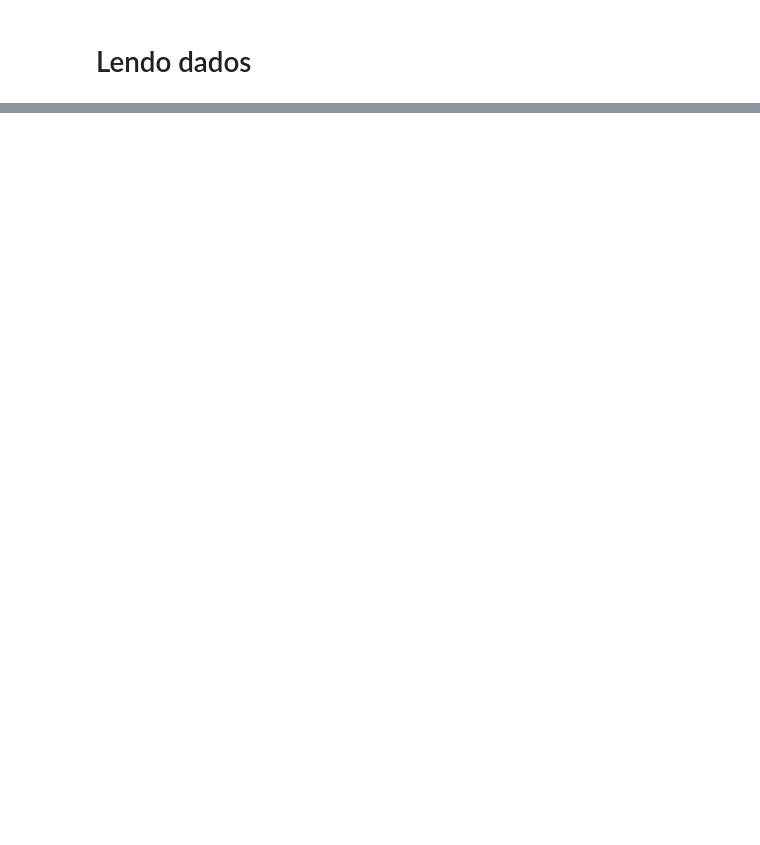
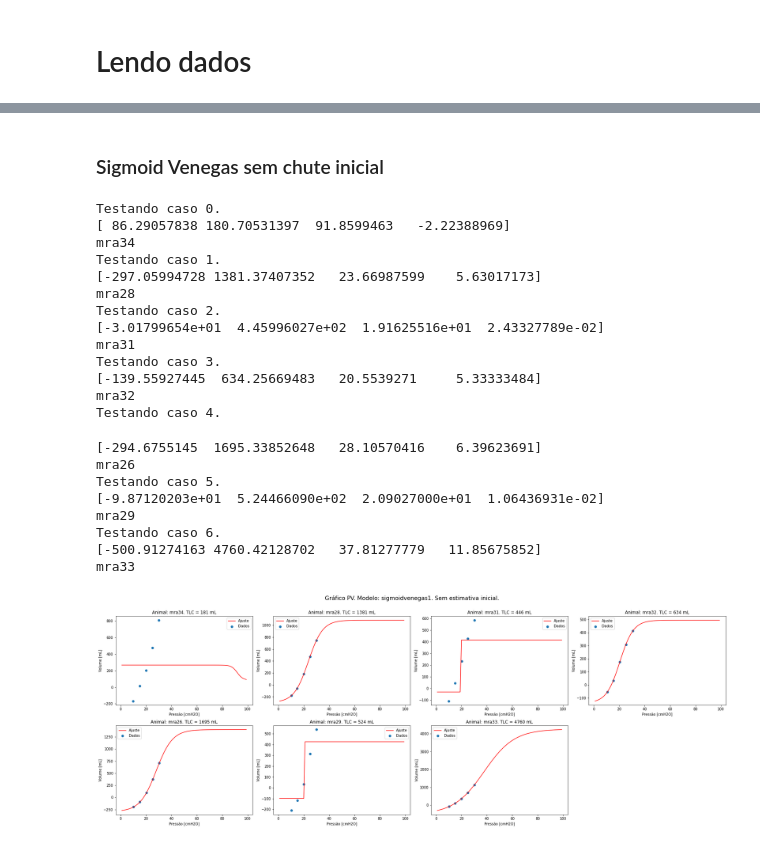
Before and after one commit to edlbcamargo/recrutabilidade, a Jupyter notebook: testa_modelos.ipynb, the cells around one changed output, grey strips where cells are left out. Drawn from its saved outputs; the diff is of its cells as text; code cells hidden in the pictures; blank space fills up the shorter version.

```diff
--- a/testa_modelos.ipynb
+++ b/testa_modelos.ipynb
@@ -228,0 +237,41 @@ RuntimeError: Optimal parameters not found: The maximum number of function evalu
+# %%
+# metodos : lm, dogbox, trf
+def testa_modelo(df, modelo, meu_p0 = [], metodo = 'lm', n_colunas = 4, texto = '', TLC_index = 0):
+    numero_de_casos = len(df)
+    fig = plt.figure(figsize=(25,5*numero_de_casos/n_colunas))
+
+    for caso_teste in range(numero_de_casos):
+        print(f'Testando caso {caso_teste}.')
+
+        #modelo = sigmoidvenegas1
+        if df.iloc[caso_teste].n_steps ==5:
+            p = df.iloc[caso_teste].Pressoes
+            v = df.iloc[caso_teste].Volumes
+
+            try:
+                if (meu_p0 == []):
+                    parameters, pcov = curve_fit(modelo, p, v, method=metodo)
+                else:
+                    parameters, pcov = curve_fit(modelo, p, v, method=metodo, p0 = meu_p0)
+                print(parameters)
+                print(df.iloc[caso_teste].Animal)
+                meu_p = range(1,100)
+                meu_v = modelo(meu_p,*parameters)
+                plt.subplot(int(numero_de_casos/n_colunas)+1,n_colunas,caso_teste+1)
+                fig.tight_layout()
+                plt.scatter(df.iloc[caso_teste].Pressoes,v,label='Dados')
+                plt.plot(meu_p,meu_v,'r',label='Ajuste')
+                plt.title(f'Animal: {df.iloc[caso_teste].Animal}. TLC = {parameters[TLC_index]:.0f} mL')
+                plt.xlabel('Pressão [cmH2O]')
+                plt.ylabel('Volume [mL]')
+                #plt.text(50,min(v),f'{texto_parametros}')
+                plt.legend()
+                #plt.show()
+                #plt.close()
+            except Exception as e:
+                print('\tDeu erro...')
+    fig.suptitle(f'Gráfico PV. Modelo: {modelo.__name__}. {texto}', fontsize=16, y=1.05)
+    plt.show()
+# %%
+dadosdfD5 = dadosdf2[dadosdf2["n_steps"]==5]
+dadosdfD5
@@ -228,0 +294,27 @@ RuntimeError: Optimal parameters not found: The maximum number of function evalu
+# %% [markdown]
+### Sigmoid Venegas sem chute inicial
+# %%
+testa_modelo(dadosdfD5, sigmoidvenegas1, metodo = 'trf', texto = 'Sem estimativa inicial.', TLC_index=1)
+# %% [output]
+Testando caso 0.
+[ 86.29057838 180.70531397  91.8599463   -2.22388969]
+mra34
+Testando caso 1.
+[-297.05994728 1381.37407352   23.66987599    5.63017173]
+mra28
+Testando caso 2.
+[-3.01799654e+01  4.45996027e+02  1.91625516e+01  2.43327789e-02]
+mra31
+Testando caso 3.
+[-139.55927445  634.25669483   20.5539271     5.33333484]
+mra32
+Testando caso 4.
+[-294.6755145  1695.33852648   28.10570416    6.39623691]
+mra26
+Testando caso 5.
+[-9.87120203e+01  5.24466090e+02  2.09027000e+01  1.06436931e-02]
+mra29
+Testando caso 6.
+[-500.91274163 4760.42128702   37.81277779   11.85675852]
+mra33
+[figure, added]
```
Also changed, not shown: parts of 22 cells of this notebook.
